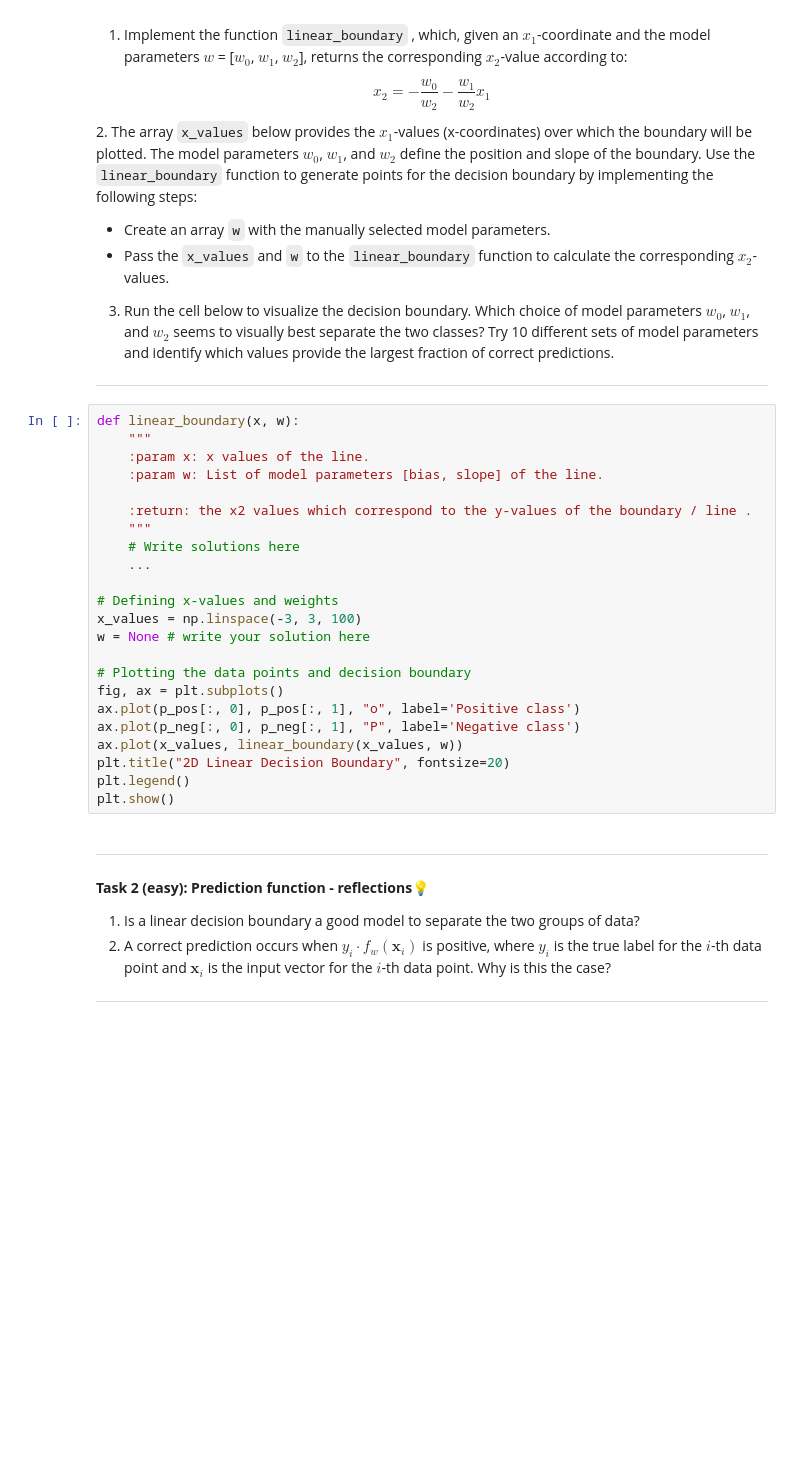
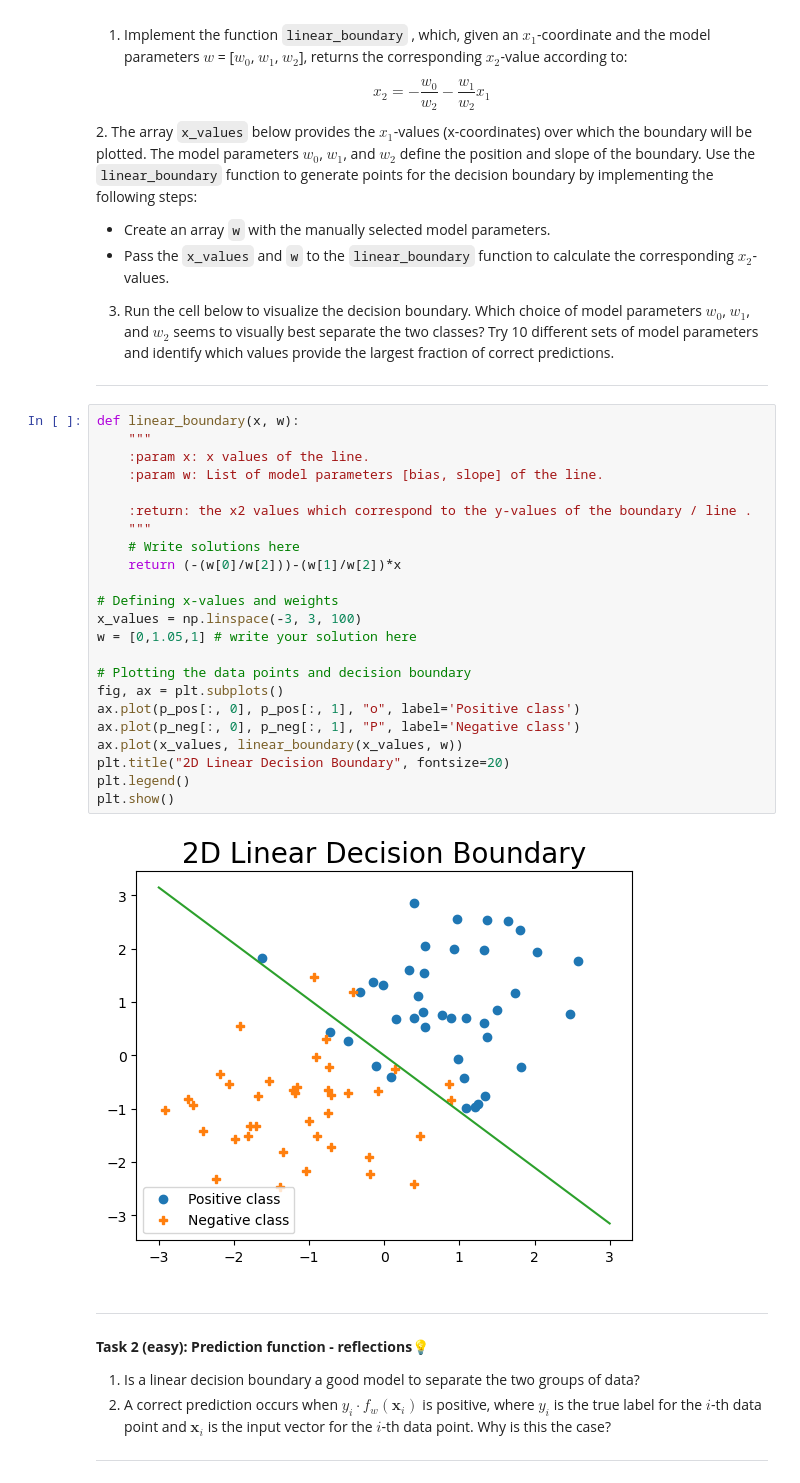
Before and after one commit to Slug-Boi-ITU-Repositories/iml_exercises, a Jupyter notebook: W10/02-decision.ipynb, the cells around one changed output. Saved outputs shown, nothing was run; the diff lists cells and outputs as text; blank space fills up the shorter version.

```diff
--- a/W10/02-decision.ipynb
+++ b/W10/02-decision.ipynb
@@ -130,26 +127,28 @@ $$
 # %%
 def linear_boundary(x, w):
     """
     :param x: x values of the line.
     :param w: List of model parameters [bias, slope] of the line.
 
     :return: the x2 values which correspond to the y-values of the boundary / line .
     """
     # Write solutions here
-    ...
+    return (-(w[0]/w[2]))-(w[1]/w[2])*x
 
 # Defining x-values and weights
 x_values = np.linspace(-3, 3, 100)
-w = None # write your solution here
+w = [0,1.05,1] # write your solution here
 
 # Plotting the data points and decision boundary
 fig, ax = plt.subplots()
 ax.plot(p_pos[:, 0], p_pos[:, 1], "o", label='Positive class')
 ax.plot(p_neg[:, 0], p_neg[:, 1], "P", label='Negative class')
 ax.plot(x_values, linear_boundary(x_values, w))
 plt.title("2D Linear Decision Boundary", fontsize=20)
 plt.legend()
 plt.show()
+# %% [output]
+[figure, added]
 # %% [markdown]
 
 ---
```
Also changed, not shown: parts of 7 cells of this notebook, 1 other file.
